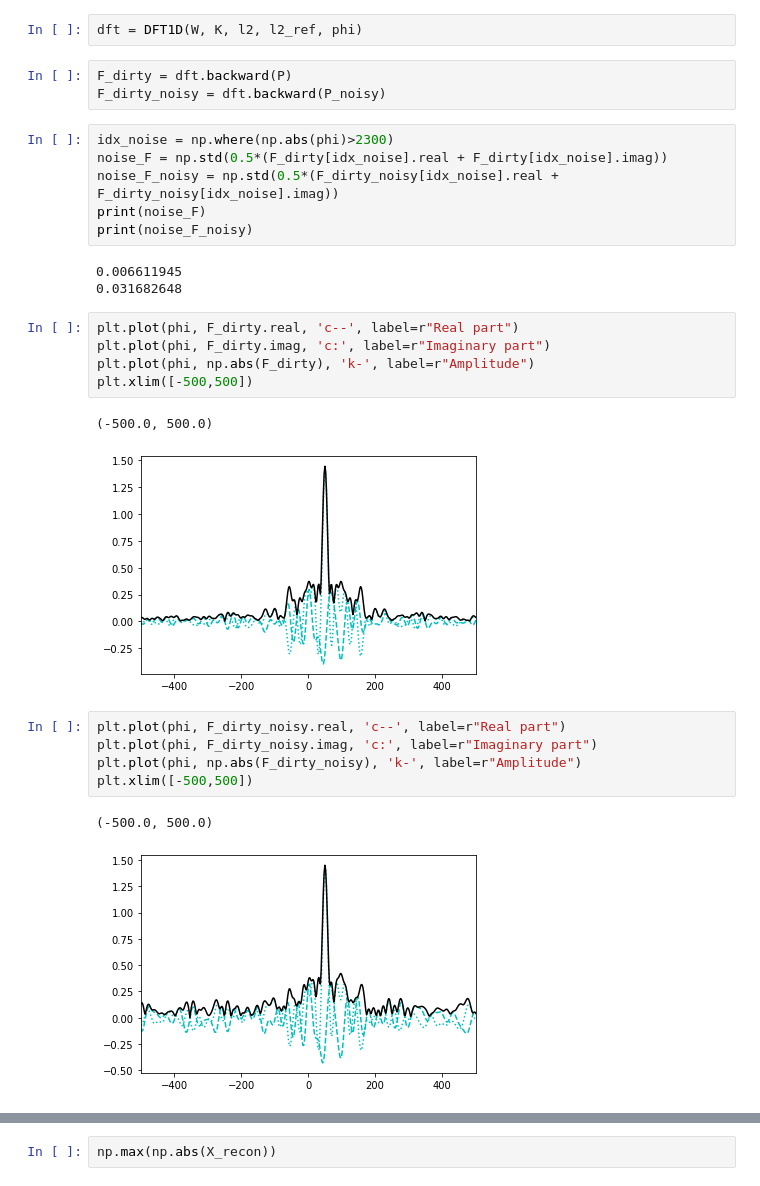
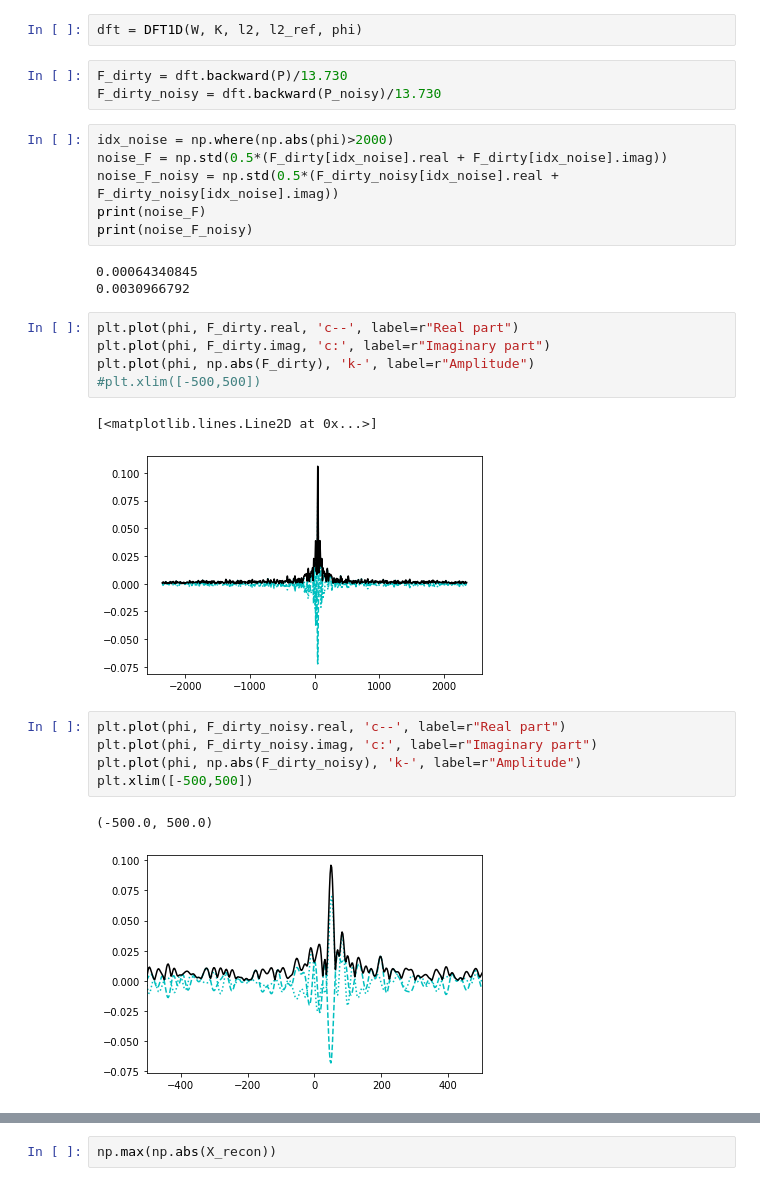
Before and after one commit to miguelcarcamov/csromer, a Jupyter notebook: simulated_test_regularlambda2-removechannels.ipynb, the cells around one changed output, grey strips where cells are left out. Saved outputs shown, nothing was run; the diff lists cells and outputs as text.

```diff
--- a/simulated_test_regularlambda2-removechannels.ipynb
+++ b/simulated_test_regularlambda2-removechannels.ipynb
@@ -123,25 +124,25 @@ plt.plot(l2, np.abs(P_noisy), 'g.', label=r"$|P|$")
 # %%
 dft = DFT1D(W, K, l2, l2_ref, phi)
 # %%
-F_dirty = dft.backward(P)
-F_dirty_noisy = dft.backward(P_noisy)
+F_dirty = dft.backward(P)/13.730
+F_dirty_noisy = dft.backward(P_noisy)/13.730
 # %%
-idx_noise = np.where(np.abs(phi)>2300)
+idx_noise = np.where(np.abs(phi)>2000)
 noise_F = np.std(0.5*(F_dirty[idx_noise].real + F_dirty[idx_noise].imag))
 noise_F_noisy = np.std(0.5*(F_dirty_noisy[idx_noise].real + F_dirty_noisy[idx_noise].imag))
 print(noise_F)
 print(noise_F_noisy)
 # %% [output]
-0.006611945
-0.031682648
+0.00064340845
+0.0030966792
 # %%
 plt.plot(phi, F_dirty.real, 'c--', label=r"Real part")
 plt.plot(phi, F_dirty.imag, 'c:', label=r"Imaginary part")
 plt.plot(phi, np.abs(F_dirty), 'k-', label=r"Amplitude")
-plt.xlim([-500,500])
+#plt.xlim([-500,500])
 # %% [output]
-(-500.0, 500.0)
+[<matplotlib.lines.Line2D at 0x...>]
-[figure, old version]
+[figure, new version]
 # %%
 plt.plot(phi, F_dirty_noisy.real, 'c--', label=r"Real part")
 plt.plot(phi, F_dirty_noisy.imag, 'c:', label=r"Imaginary part")
@@ -149,7 +150,7 @@ plt.plot(phi, np.abs(F_dirty_noisy), 'k-', label=r"Amplitude")
 plt.xlim([-500,500])
 # %% [output]
 (-500.0, 500.0)
-[figure, old version]
+[figure, new version]
 # %%
 test_P = dft.forward_normalized(F_dirty)
 plt.plot(l2, test_P.real, 'k.', label=r"Stokes $Q$")
```
Also changed, not shown: parts of 12 cells of this notebook, 10 other files.
